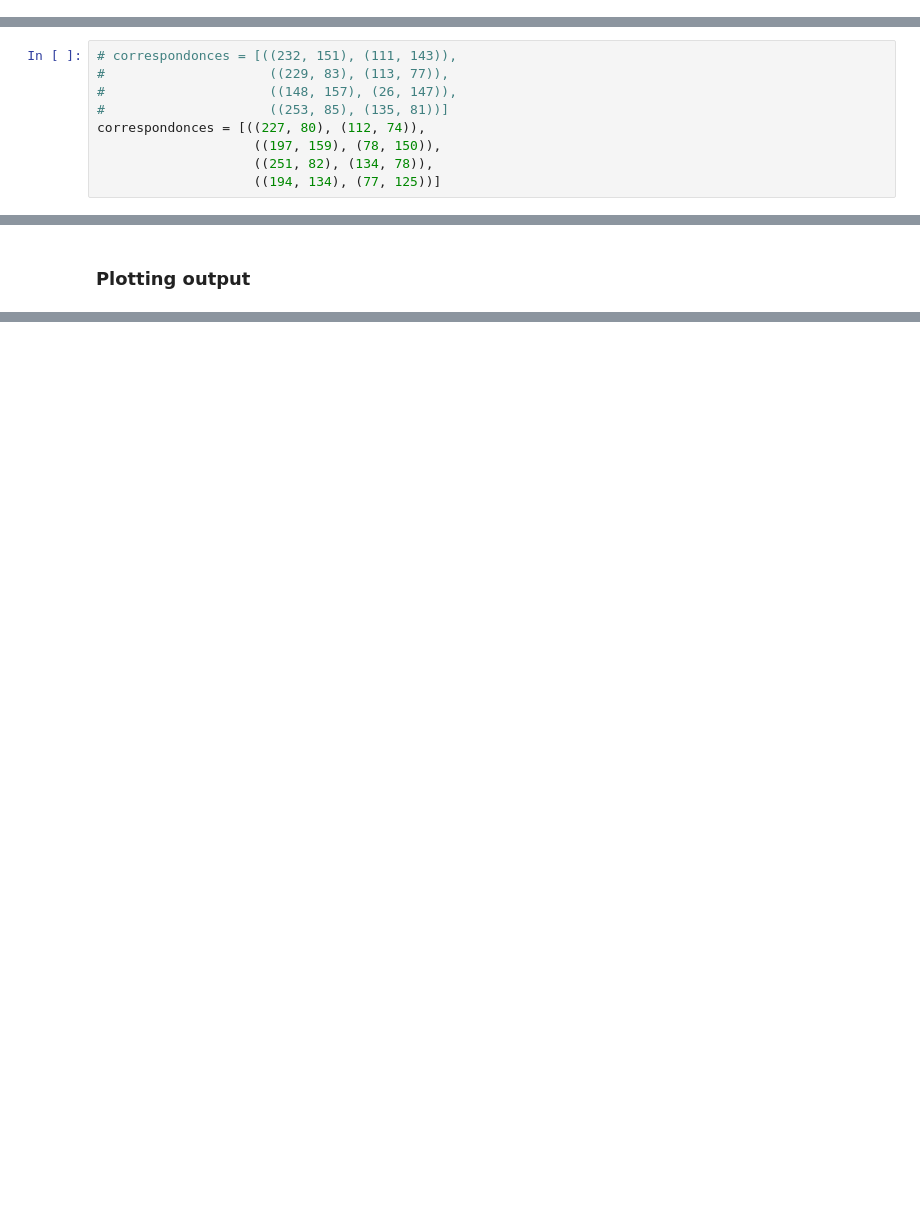
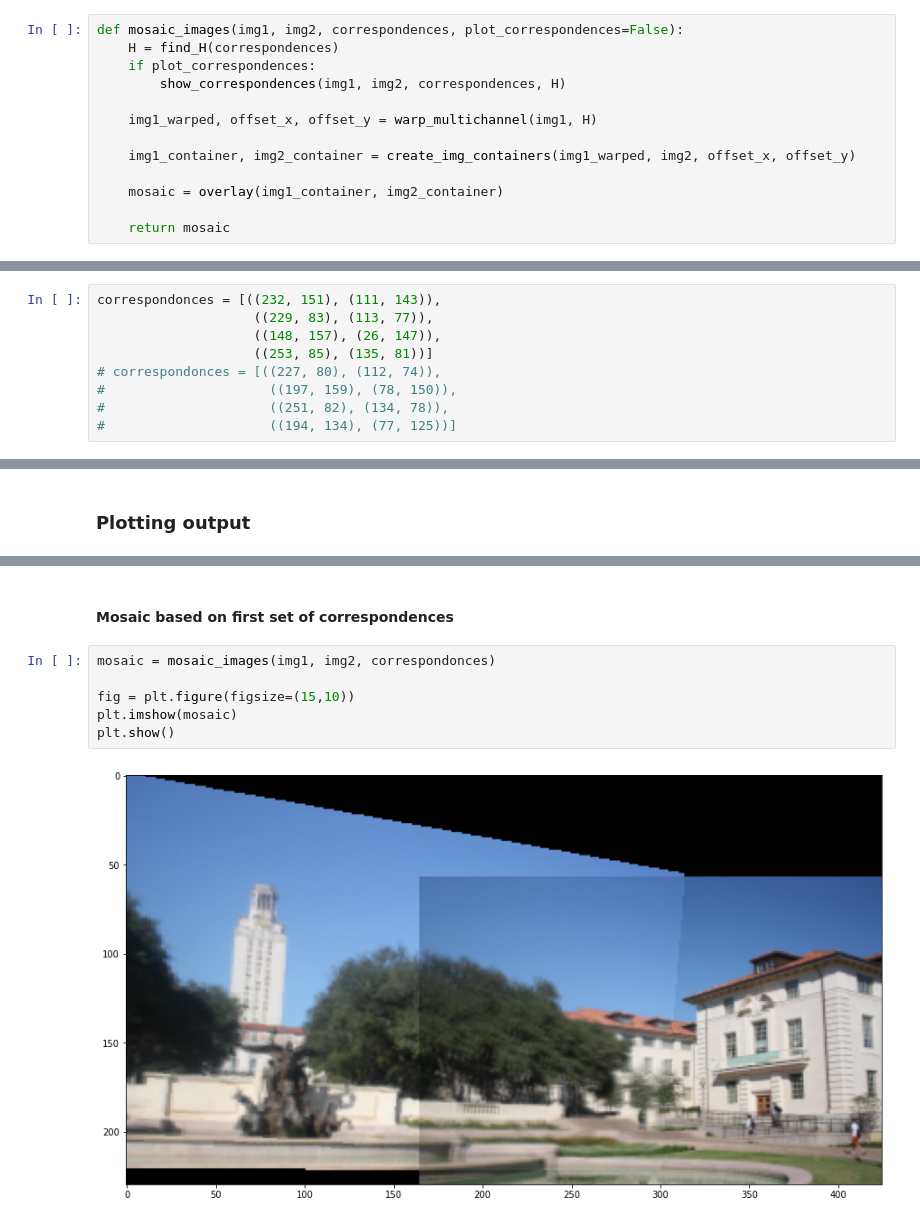
Before and after one commit to mawhab/Image_stiching, a Jupyter notebook: mosaic.ipynb, the cells around one changed output, grey strips where cells are left out. Cells and saved outputs as stored; diff of their text form; blank space fills up the shorter version.

```diff
--- a/mosaic.ipynb
+++ b/mosaic.ipynb
@@ -46,0 +236,13 @@ def find_correspondences(img1, img2):
+# %%
+def mosaic_images(img1, img2, correspondences, plot_correspondences=False):
+    H = find_H(correspondences)
+    if plot_correspondences:
+        show_correspondences(img1, img2, correspondences, H)
+
+    img1_warped, offset_x, offset_y = warp_multichannel(img1, H)
+
+    img1_container, img2_container = create_img_containers(img1_warped, img2, offset_x, offset_y)
+
+    mosaic = overlay(img1_container, img2_container)
+
+    return mosaic
@@ -55,12 +259,12 @@ img2 = cv.cvtColor(cv.imread('data/1_2.png'), cv.COLOR_BGR2RGB)
 # %% [markdown]
 ### Saved correspondonces
 # %%
-# correspondonces = [((232, 151), (111, 143)),
-#                     ((229, 83), (113, 77)),
-#                     ((148, 157), (26, 147)),
-#                     ((253, 85), (135, 81))]
-correspondonces = [((227, 80), (112, 74)),
-                    ((197, 159), (78, 150)),
-                    ((251, 82), (134, 78)),
-                    ((194, 134), (77, 125))]
+correspondonces = [((232, 151), (111, 143)),
+                    ((229, 83), (113, 77)),
+                    ((148, 157), (26, 147)),
+                    ((253, 85), (135, 81))]
+# correspondonces = [((227, 80), (112, 74)),
+#                     ((197, 159), (78, 150)),
+#                     ((251, 82), (134, 78)),
+#                     ((194, 134), (77, 125))]
 # %% [markdown]
@@ -305,3 +324,13 @@ plt.title('Mosaic')
 plt.show()
 # %% [output]
 [figure]
+# %% [markdown]
+#### Mosaic based on first set of correspondences
+# %%
+mosaic = mosaic_images(img1, img2, correspondonces)
+
+fig = plt.figure(figsize=(15,10))
+plt.imshow(mosaic)
+plt.show()
+# %% [output]
+[figure, added]
```
Also changed, not shown: parts of 30 cells of this notebook.
